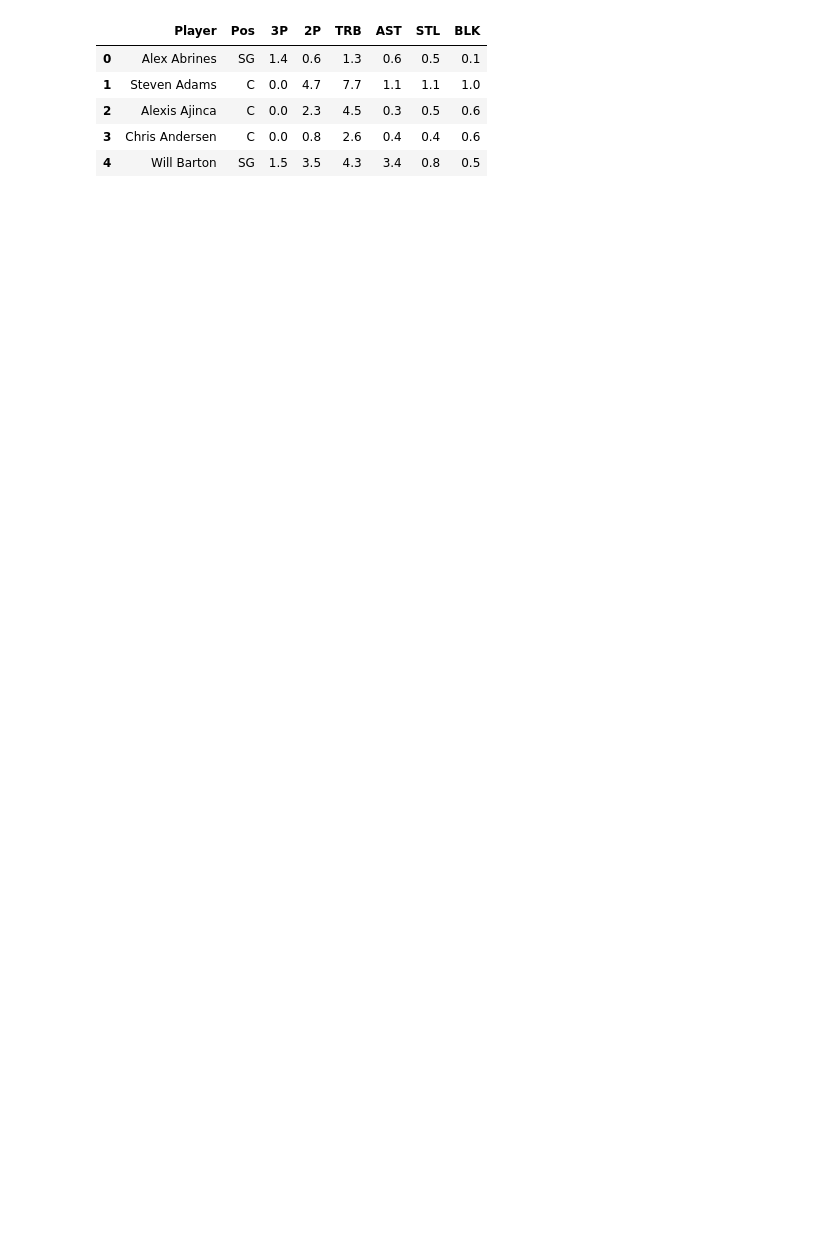
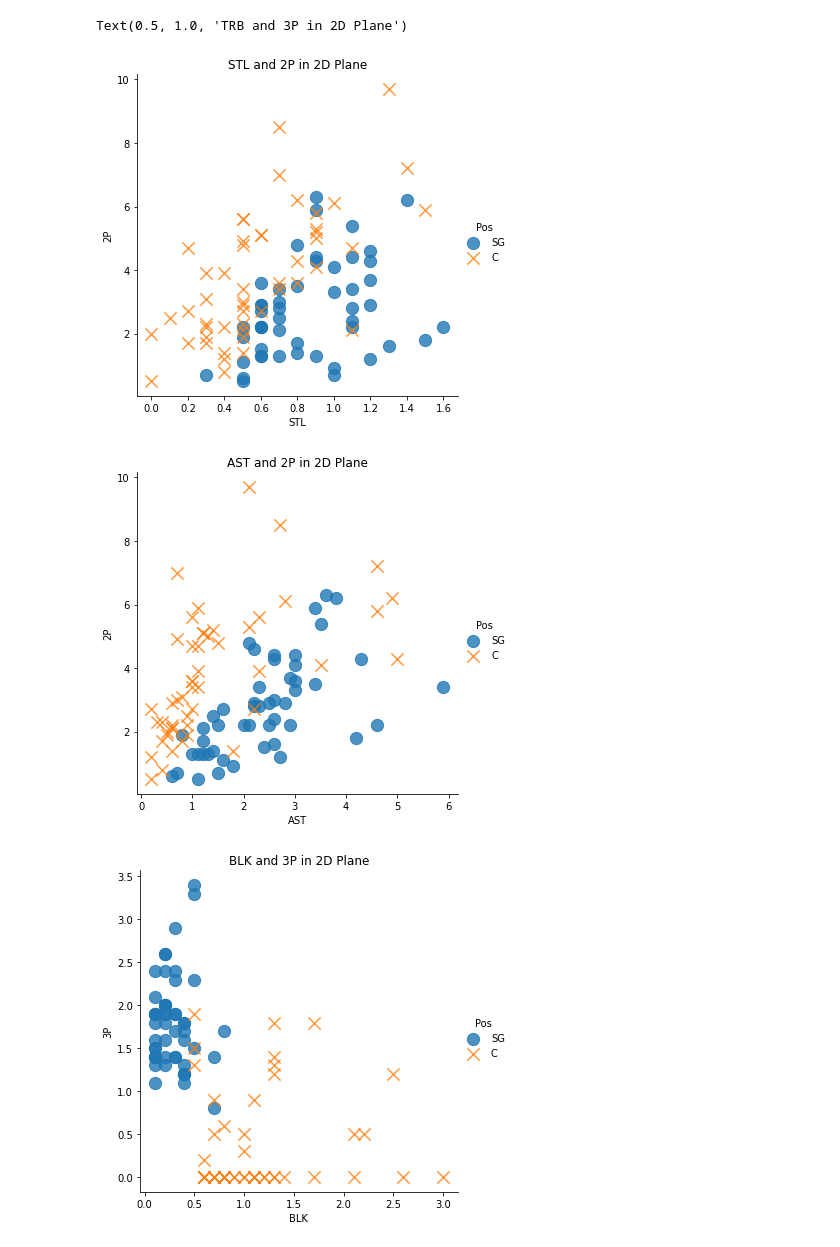
Before and after one commit to H43RO/ML-Algorithm-Practice, a Jupyter notebook: kNN.ipynb, the cells around one changed output. Drawn from its saved outputs; the diff is of its cells as text; code cells hidden in the pictures; blank space fills up the shorter version.

```diff
--- a/kNN.ipynb
+++ b/kNN.ipynb
@@ -1,21 +1,55 @@
 # %%
 # kNN (k-Nearest Neighbor) Algorithm
 # 벡터 공간 내에서, 최단 거리의 이웃 데이터 개수에 따라 임의의 데이터를 이진 및 다중 분류하는 알고리즘
 # ex) 서울 어느 한 지점에 서서 현 위치가 강남인지 강북인지 분류(예측)하기 위해서
 # 주변 행인 5명한테 물어보니, 4명이 강남 1명이 강북이라 대답하여 강남으로 예측하는 기법
 
 # kNN의 k는 예측을 위해 주변 몇 개의 이웃 데이터를 참고할지를 결정
 # 따라서 가장 정확도가 높은 k 값을 선정하는 것이 과제
 
 # NBA 농구 선수들의 게임 데이터를 활용한 포지션 예측
 import pandas as pd
+import matplotlib.pyplot as plt
+import seaborn as sns
+%matplotlib inline
 
 df = pd.read_csv("basketball_stat.csv")
 df.head()
+
+# 포지션 확인 ( SG : 슈팅 가드, C : 센터 )
+df.Pos.value_counts()
+
+# 속성 선택 (가시화하여 필요/불필요 판단해보기)
+# 스틸, 2점슛 데이터 시각화
+sns.lmplot('STL', '2P', data=df, fit_reg=False,  # x 축, y 축, 데이터, 라인 X
+           scatter_kws={"s": 150},  # 좌표 상 점의 크기
+           markers=["o", "x"],
+           hue="Pos")  # 예측 값
+plt.title('STL and 2P in 2D Plane')
+
+# 어시스트, 2점슛 데이터 시각화
+sns.lmplot('AST', '2P', data=df, fit_reg=False,  # x 축, y 축, 데이터, 라인 X
+           scatter_kws={"s": 150},  # 좌표 상 점의 크기
+           markers=["o", "x"],
+           hue="Pos")  # 예측 값
+plt.title('AST and 2P in 2D Plane')
+
+# 2점슛, 어시스트, 스틸과 같은 속성으로 분포시키면 분류를 하기에 모호한 것을 알 수 있음
+# 블로킹, 3점슛 데이터 시각화
+sns.lmplot('BLK','3P', data=df, fit_reg=False,
+           scatter_kws={"s": 150},
+           markers=["o", "x"],
+           hue="Pos")
+plt.title('BLK and 3P in 2D Plane')
+
+# 리바운드, 3점슛 데이터 시각화
+sns.lmplot('TRB','3P', data=df, fit_reg=False,
+           scatter_kws={"s": 150},
+           markers=["o", "x"],
+           hue="Pos")
+plt.title('TRB and 3P in 2D Plane')
 # %% [output]
-|  | Player | Pos | 3P | 2P | TRB | AST | STL | BLK |
-| 0 | Alex Abrines | SG | 1.4 | 0.6 | 1.3 | 0.6 | 0.5 | 0.1 |
-| 1 | Steven Adams | C | 0.0 | 4.7 | 7.7 | 1.1 | 1.1 | 1.0 |
-| 2 | Alexis Ajinca | C | 0.0 | 2.3 | 4.5 | 0.3 | 0.5 | 0.6 |
-| 3 | Chris Andersen | C | 0.0 | 0.8 | 2.6 | 0.4 | 0.4 | 0.6 |
-| 4 | Will Barton | SG | 1.5 | 3.5 | 4.3 | 3.4 | 0.8 | 0.5 |
+Text(0.5, 1.0, 'TRB and 3P in 2D Plane')
+[figure, added]
+[figure, added]
+[figure, added]
```
Also changed, not shown: parts of 1 cell of this notebook.
